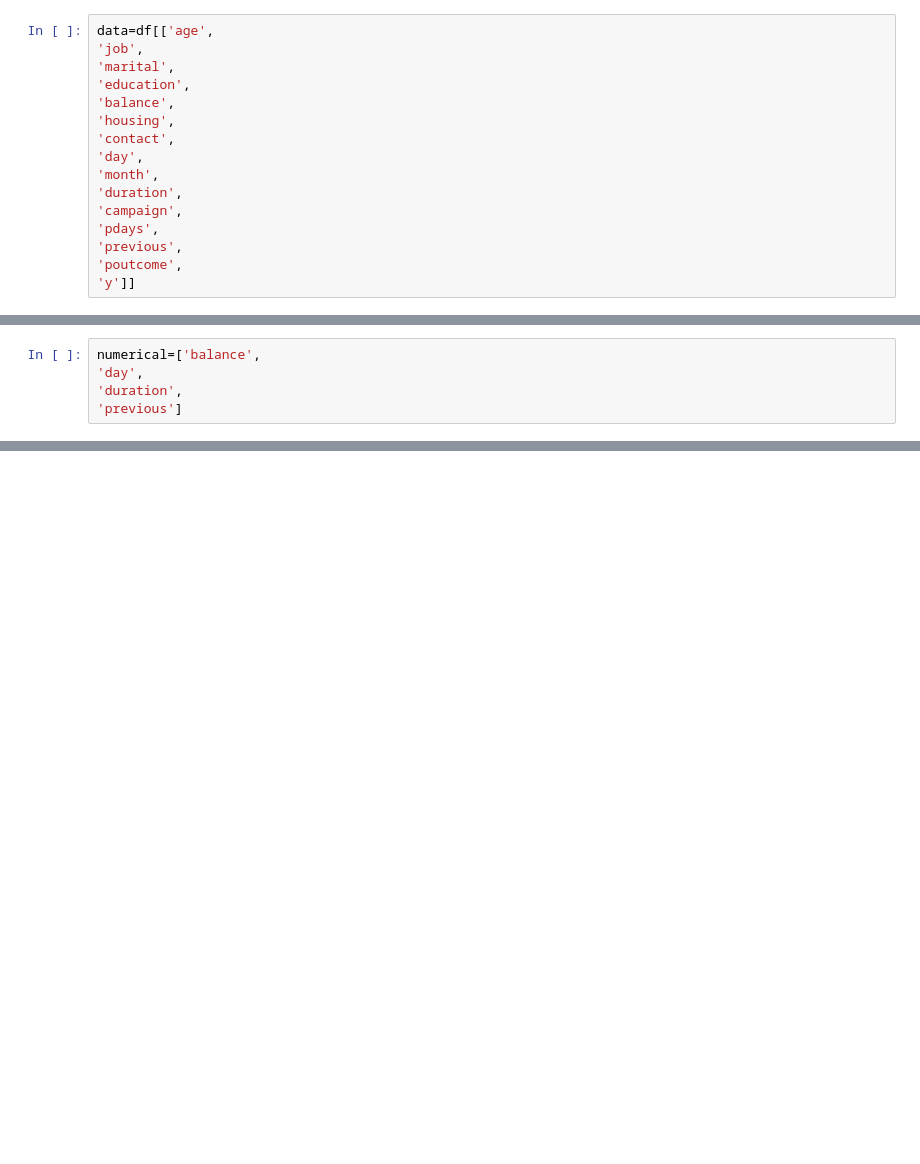
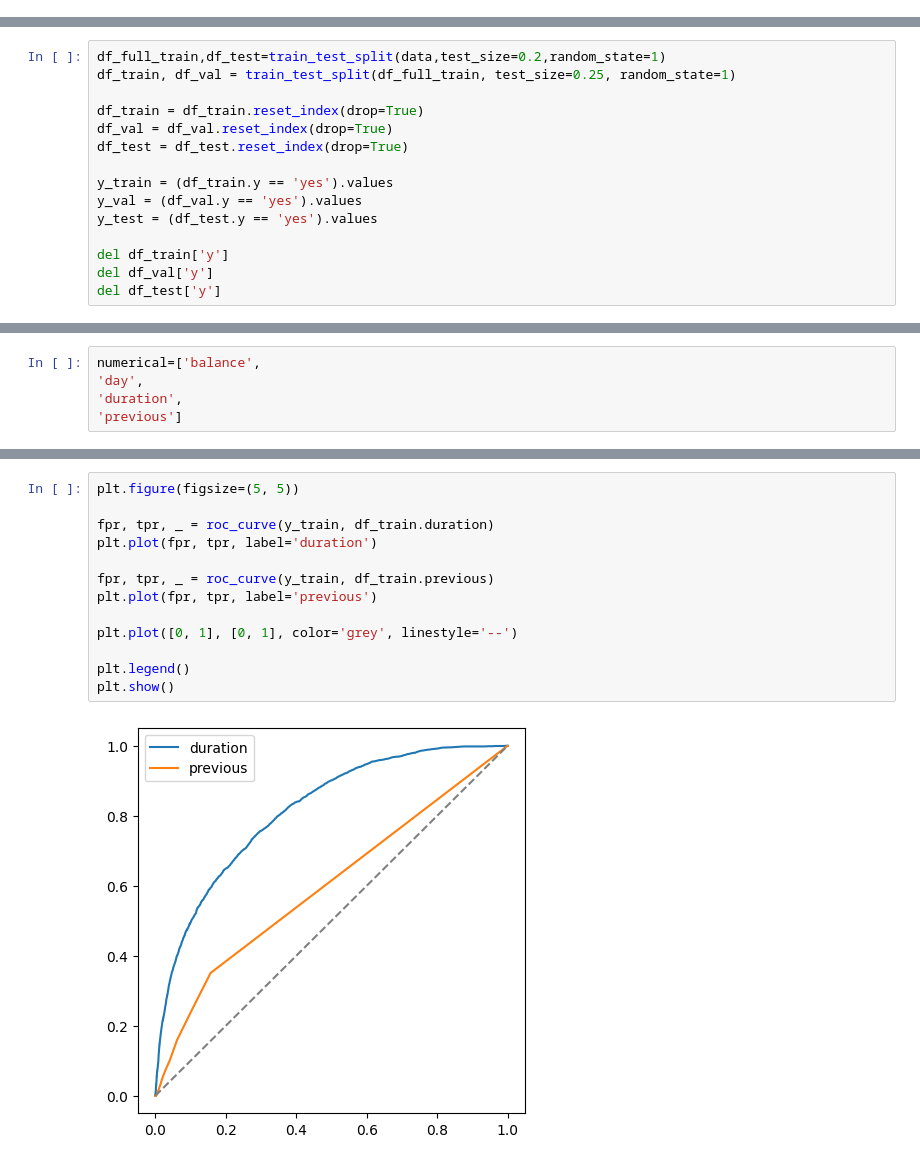
Before and after one commit to priyanshu7739410/machine-learning-zoomcamp-homework, a Jupyter notebook: Evaluation/homework.ipynb, the cells around one changed output, grey strips where cells are left out. Cells and saved outputs as stored; diff of their text form; blank space fills up the shorter version.

```diff
--- a/Evaluation/homework.ipynb
+++ b/Evaluation/homework.ipynb
@@ -19,19 +57,3 @@ df
 | 45209 | 57 | blue-collar | married | secondary | no | 668 | no | no | telephone | 17 | nov | ... |
 | 45210 | 37 | entrepreneur | married | secondary | no | 2971 | no | no | cellular | 17 | nov | ... |
 45211 rows × 17 columns
-# %%
-data=df[['age',
-'job',
-'marital',
-'education',
-'balance',
-'housing',
-'contact',
-'day',
-'month',
-'duration',
-'campaign',
-'pdays',
-'previous',
-'poutcome',
-'y']]
@@ -38 +62,16 @@ data=df[['age',
+# %%
+df_full_train,df_test=train_test_split(data,test_size=0.2,random_state=1)
+df_train, df_val = train_test_split(df_full_train, test_size=0.25, random_state=1)
+
+df_train = df_train.reset_index(drop=True)
+df_val = df_val.reset_index(drop=True)
+df_test = df_test.reset_index(drop=True)
+
+y_train = (df_train.y == 'yes').values
+y_val = (df_val.y == 'yes').values
+y_test = (df_test.y == 'yes').values
+
+del df_train['y']
+del df_val['y']
+del df_test['y']
 # %%
@@ -66,0 +112,15 @@ numerical=['balance',
+# %%
+plt.figure(figsize=(5, 5))
+
+fpr, tpr, _ = roc_curve(y_train, df_train.duration)
+plt.plot(fpr, tpr, label='duration')
+
+fpr, tpr, _ = roc_curve(y_train, df_train.previous)
+plt.plot(fpr, tpr, label='previous')
+
+plt.plot([0, 1], [0, 1], color='grey', linestyle='--')
+
+plt.legend()
+plt.show()
+# %% [output]
+[figure, added]
```
Also changed, not shown: parts of 37 cells of this notebook.
